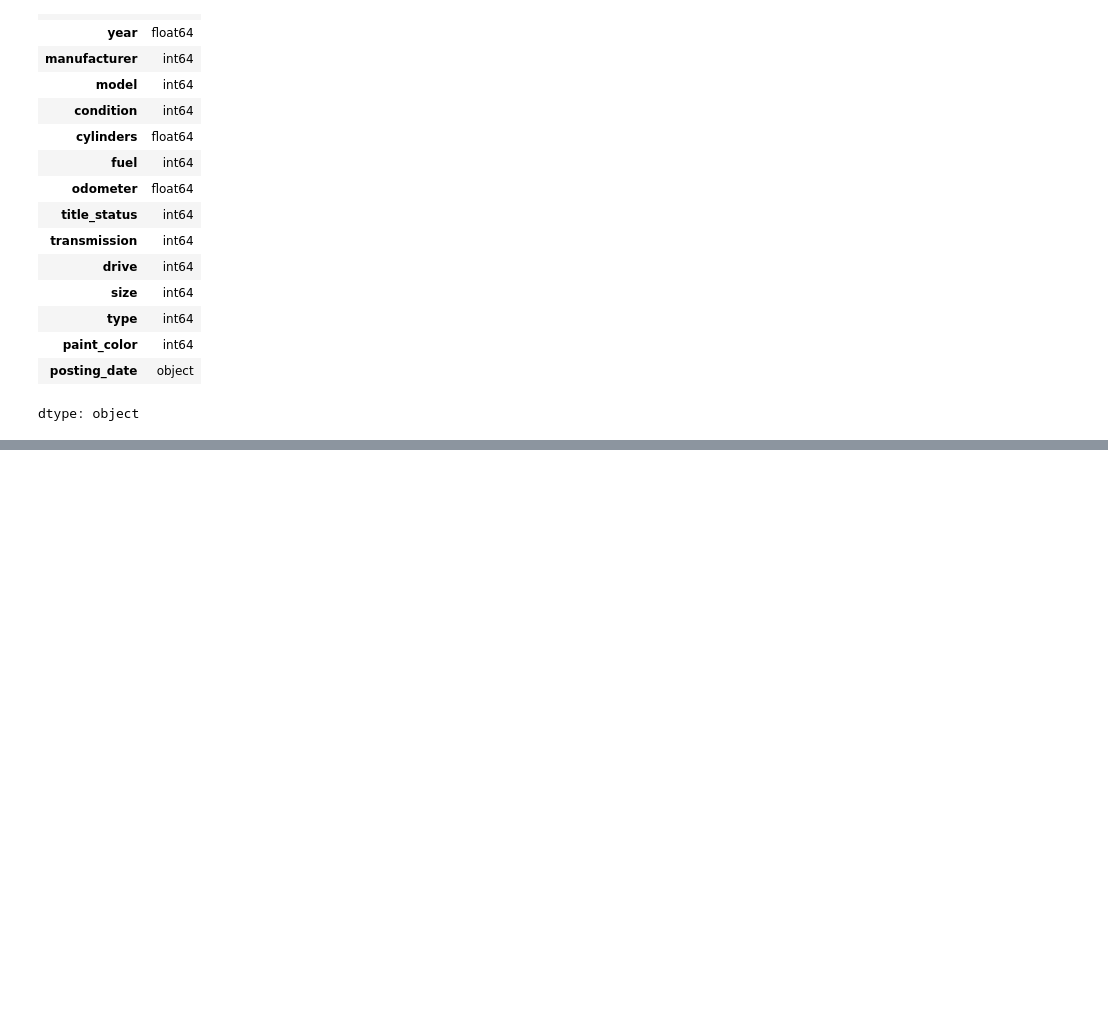
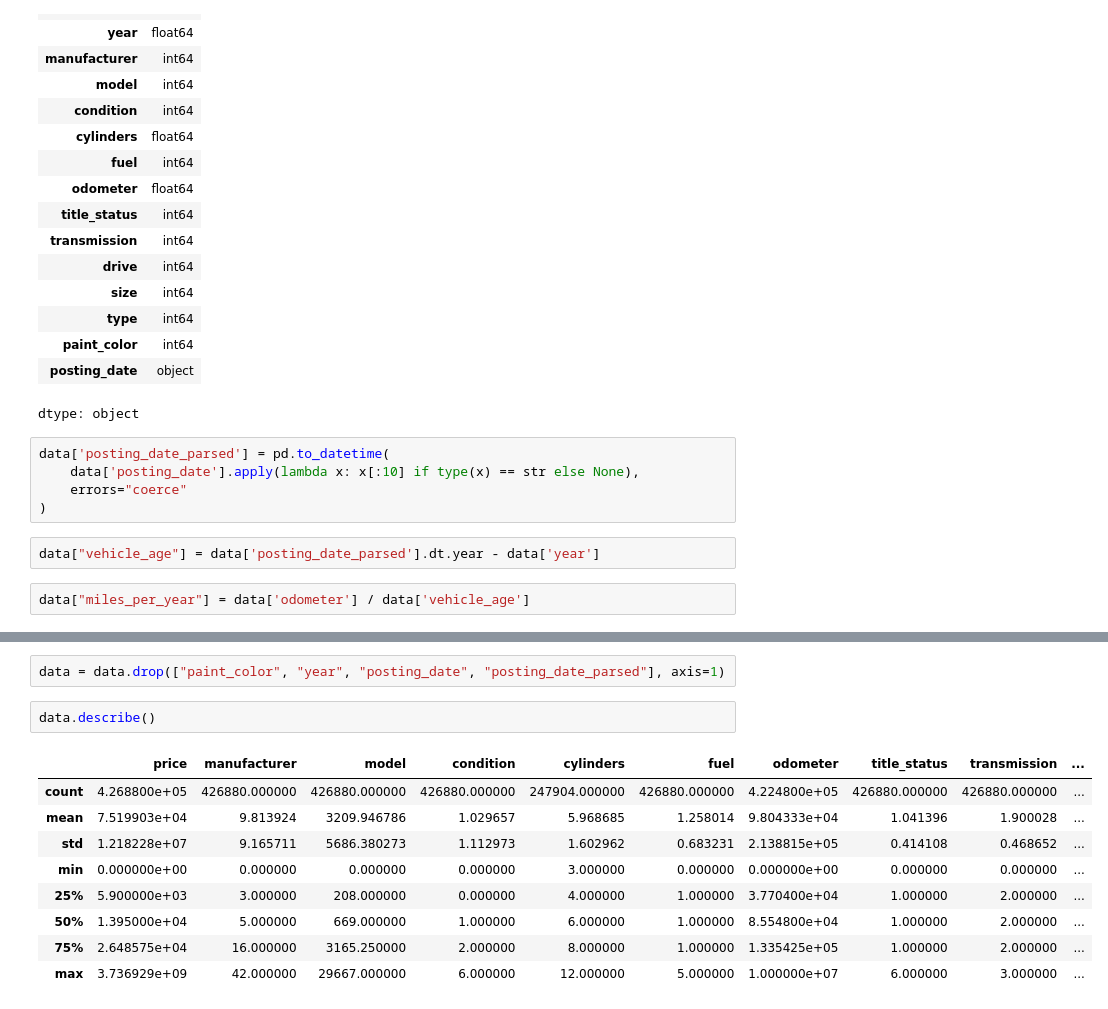
Before and after one commit to tsal4/data2000_labs, a Jupyter notebook: labs/040_linear-models-lab.ipynb, the cells around one changed output, grey strips where cells are left out. Cells and saved outputs as stored; diff of their text form; blank space fills up the shorter version.

```diff
--- a/labs/040_linear-models-lab.ipynb
+++ b/labs/040_linear-models-lab.ipynb
@@ -464,3 +480,12 @@ data.dtypes
 | paint_color | int64 |
 | posting_date | object |
 dtype: object
+# %%
+data['posting_date_parsed'] = pd.to_datetime(
+    data['posting_date'].apply(lambda x: x[:10] if type(x) == str else None),
+    errors="coerce"
+)
+# %%
+data["vehicle_age"] = data['posting_date_parsed'].dt.year - data['year']
+# %%
+data["miles_per_year"] = data['odometer'] / data['vehicle_age']
@@ -466,0 +522,14 @@ dtype: object
+# %%
+data = data.drop(["paint_color", "year", "posting_date", "posting_date_parsed"], axis=1)
+# %%
+data.describe()
+# %% [output]
+|  | price | manufacturer | model | condition | cylinders | fuel | odometer | title_status | transmission | ... |
+| count | 4.268800e+05 | 426880.000000 | 426880.000000 | 426880.000000 | 247904.000000 | 426880.000000 | 4.224800e+05 | 426880.000000 | 426880.000000 | ... |
+| mean | 7.519903e+04 | 9.813924 | 3209.946786 | 1.029657 | 5.968685 | 1.258014 | 9.804333e+04 | 1.041396 | 1.900028 | ... |
+| std | 1.218228e+07 | 9.165711 | 5686.380273 | 1.112973 | 1.602962 | 0.683231 | 2.138815e+05 | 0.414108 | 0.468652 | ... |
+| min | 0.000000e+00 | 0.000000 | 0.000000 | 0.000000 | 3.000000 | 0.000000 | 0.000000e+00 | 0.000000 | 0.000000 | ... |
+| 25% | 5.900000e+03 | 3.000000 | 208.000000 | 0.000000 | 4.000000 | 1.000000 | 3.770400e+04 | 1.000000 | 2.000000 | ... |
+| 50% | 1.395000e+04 | 5.000000 | 669.000000 | 1.000000 | 6.000000 | 1.000000 | 8.554800e+04 | 1.000000 | 2.000000 | ... |
+| 75% | 2.648575e+04 | 16.000000 | 3165.250000 | 2.000000 | 8.000000 | 1.000000 | 1.335425e+05 | 1.000000 | 2.000000 | ... |
+| max | 3.736929e+09 | 42.000000 | 29667.000000 | 6.000000 | 12.000000 | 5.000000 | 1.000000e+07 | 6.000000 | 3.000000 | ... |
```
Also changed, not shown: parts of 4 cells of this notebook.
